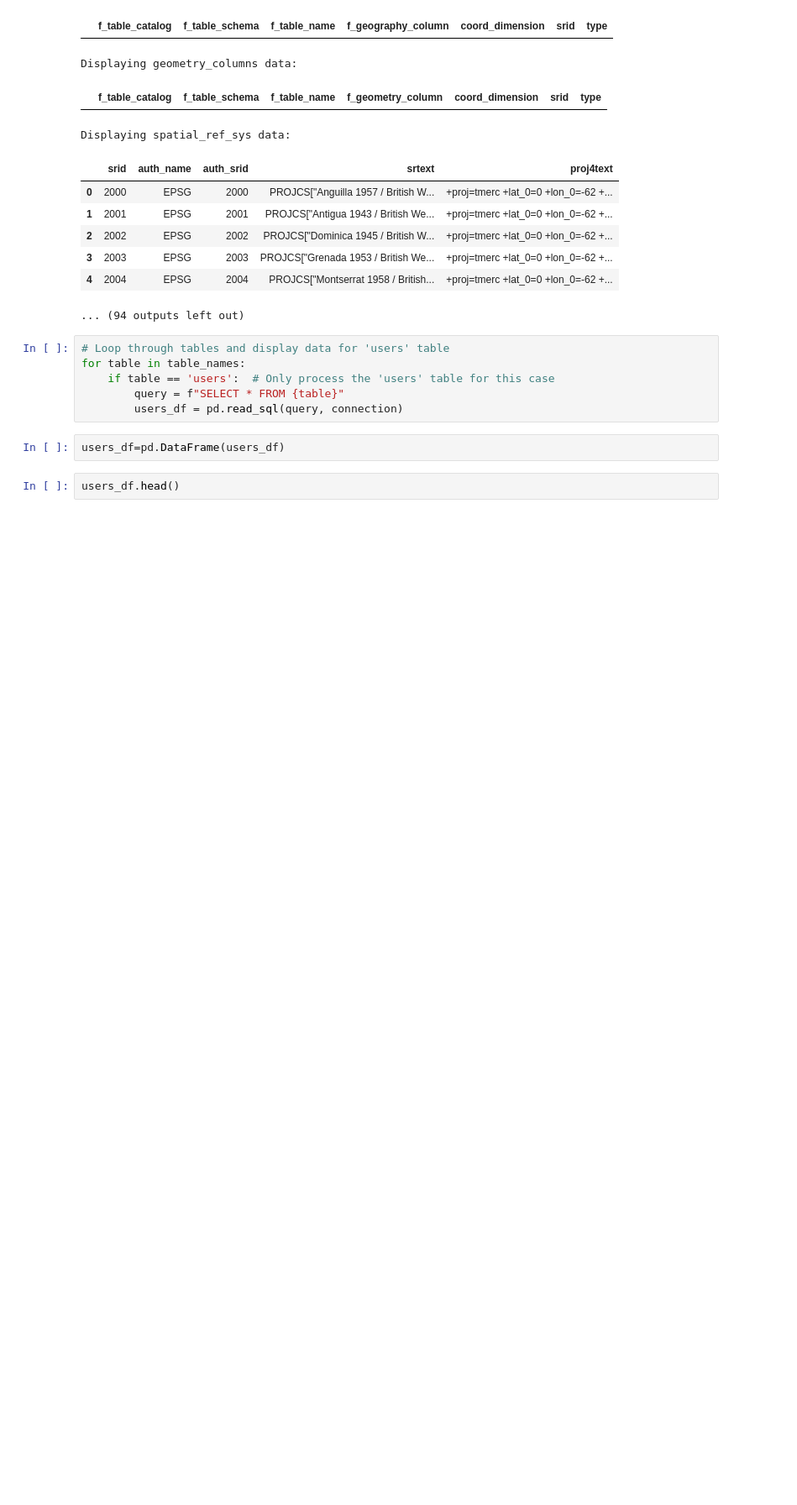
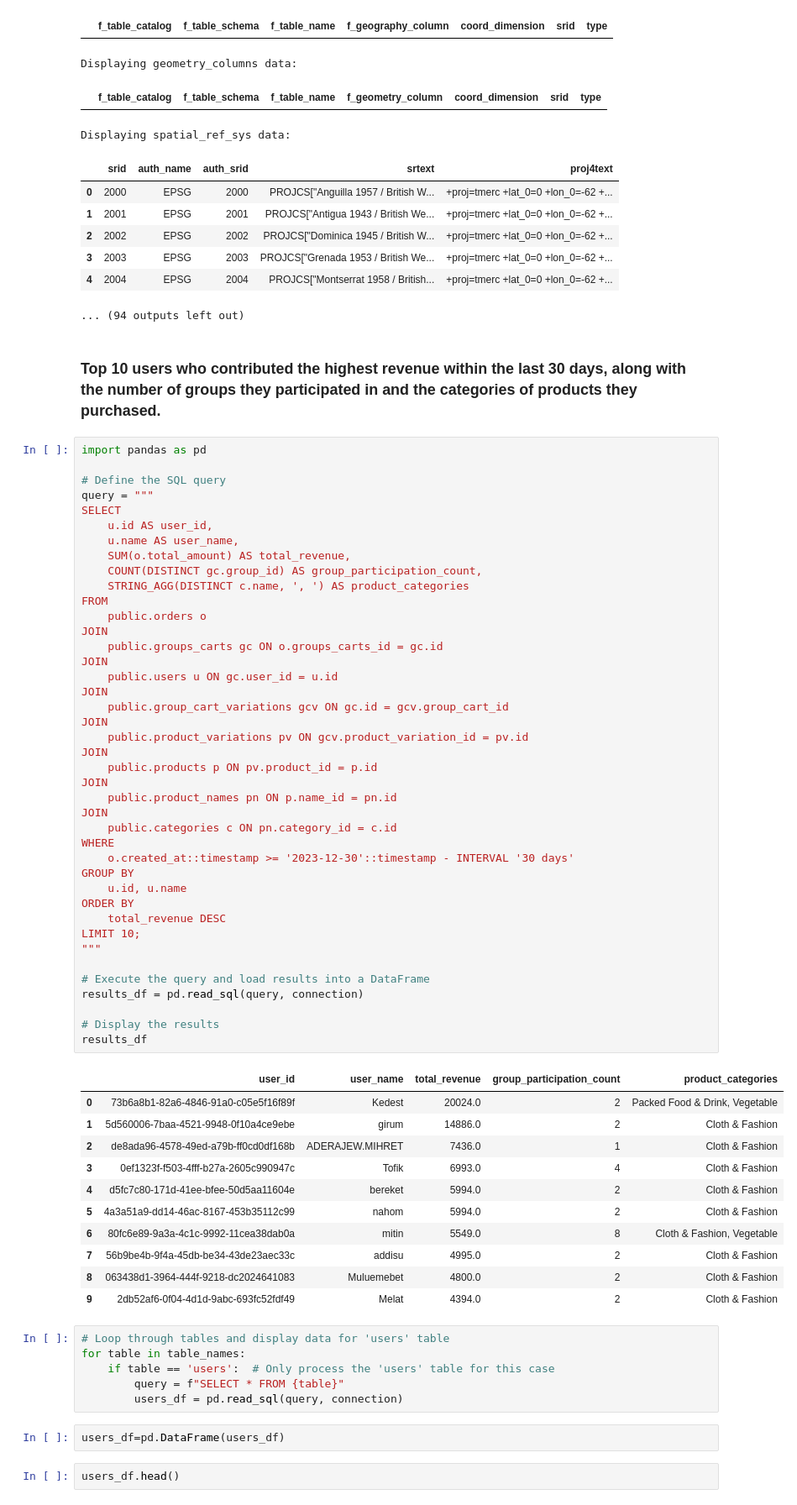
Before and after one commit to abelataguta/streamlit-sales-growth-dashboard, a Jupyter notebook: Data Science Exam cohert_analysis.ipynb, the cells around one changed output. Shown at 84% size. Drawn from its saved outputs; the diff is of its cells as text; blank space fills up the shorter version.

```diff
--- a/Data Science Exam cohert_analysis.ipynb
+++ b/Data Science Exam cohert_analysis.ipynb
@@ -97,6 +97,61 @@ Displaying spatial_ref_sys data:
 | 3 | 2003 | EPSG | 2003 | PROJCS["Grenada 1953 / British We... | +proj=tmerc +lat_0=0 +lon_0=-62 +... |
 | 4 | 2004 | EPSG | 2004 | PROJCS["Montserrat 1958 / British... | +proj=tmerc +lat_0=0 +lon_0=-62 +... |
 ... (94 outputs left out)
+# %% [markdown]
+### Top 10 users who contributed the highest revenue within the last 30 days, along with the number of groups they participated in and the categories of products they purchased.
+# %%
+import pandas as pd
+
+# Define the SQL query
+query = """
+SELECT
+    u.id AS user_id,
+    u.name AS user_name,
+    SUM(o.total_amount) AS total_revenue,
+    COUNT(DISTINCT gc.group_id) AS group_participation_count,
+    STRING_AGG(DISTINCT c.name, ', ') AS product_categories
+FROM
+    public.orders o
+JOIN
+    public.groups_carts gc ON o.groups_carts_id = gc.id
+JOIN
+    public.users u ON gc.user_id = u.id
+JOIN
+    public.group_cart_variations gcv ON gc.id = gcv.group_cart_id
+JOIN
+    public.product_variations pv ON gcv.product_variation_id = pv.id
+JOIN
+    public.products p ON pv.product_id = p.id
+JOIN
+    public.product_names pn ON p.name_id = pn.id
+JOIN
+    public.categories c ON pn.category_id = c.id
+WHERE
+    o.created_at::timestamp >= '2023-12-30'::timestamp - INTERVAL '30 days'
+GROUP BY
+    u.id, u.name
+ORDER BY
+    total_revenue DESC
+LIMIT 10;
+"""
+
+# Execute the query and load results into a DataFrame
+results_df = pd.read_sql(query, connection)
+
+# Display the results
+results_df
+# %% [output]
+|  | user_id | user_name | total_revenue | group_participation_count | product_categories |
+| 0 | 73b6a8b1-82a6-4846-91a0-c05e5f16f89f | Kedest | 20024.0 | 2 | Packed Food & Drink, Vegetable |
+| 1 | 5d560006-7baa-4521-9948-0f10a4ce9ebe | girum | 14886.0 | 2 | Cloth & Fashion |
+| 2 | de8ada96-4578-49ed-a79b-ff0cd0df168b | ADERAJEW.MIHRET | 7436.0 | 1 | Cloth & Fashion |
+| 3 | 0ef1323f-f503-4fff-b27a-2605c990947c | Tofik | 6993.0 | 4 | Cloth & Fashion |
+| 4 | d5fc7c80-171d-41ee-bfee-50d5aa11604e | bereket | 5994.0 | 2 | Cloth & Fashion |
+| 5 | 4a3a51a9-dd14-46ac-8167-453b35112c99 | nahom | 5994.0 | 2 | Cloth & Fashion |
+| 6 | 80fc6e89-9a3a-4c1c-9992-11cea38dab0a | mitin | 5549.0 | 8 | Cloth & Fashion, Vegetable |
+| 7 | 56b9be4b-9f4a-45db-be34-43de23aec33c | addisu | 4995.0 | 2 | Cloth & Fashion |
+| 8 | 063438d1-3964-444f-9218-dc2024641083 | Muluemebet | 4800.0 | 2 | Cloth & Fashion |
+| 9 | 2db52af6-0f04-4d1d-9abc-693fc52fdf49 | Melat | 4394.0 | 2 | Cloth & Fashion |
 # %%
 # Loop through tables and display data for 'users' table
 for table in table_names:
```
Also changed, not shown: parts of 2 cells of this notebook.
